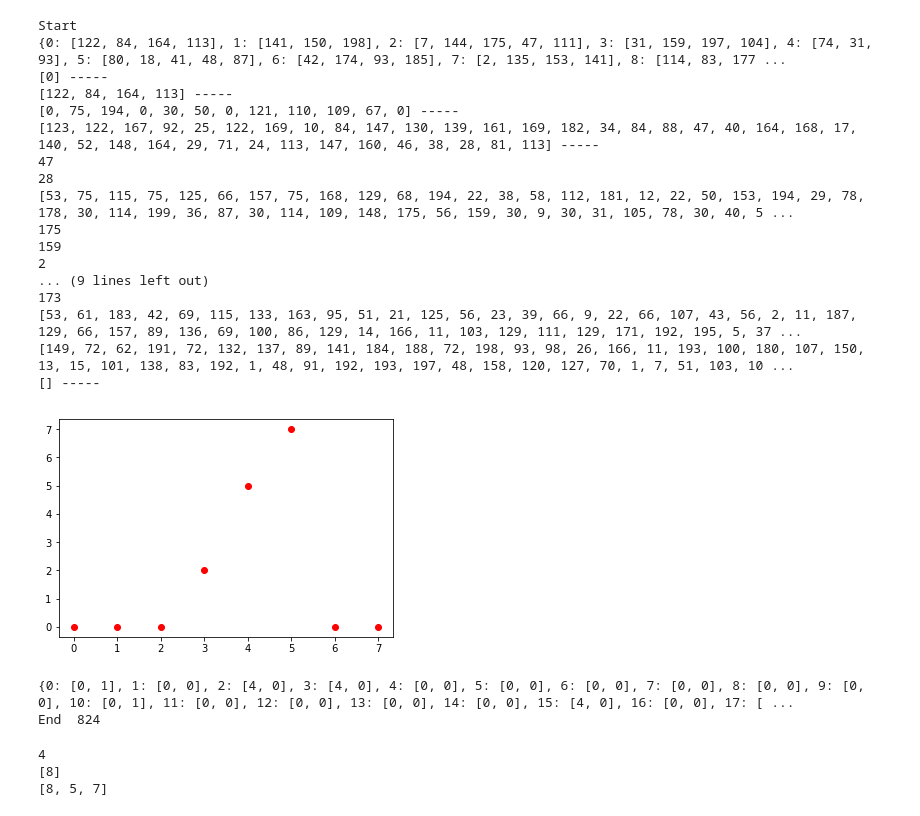
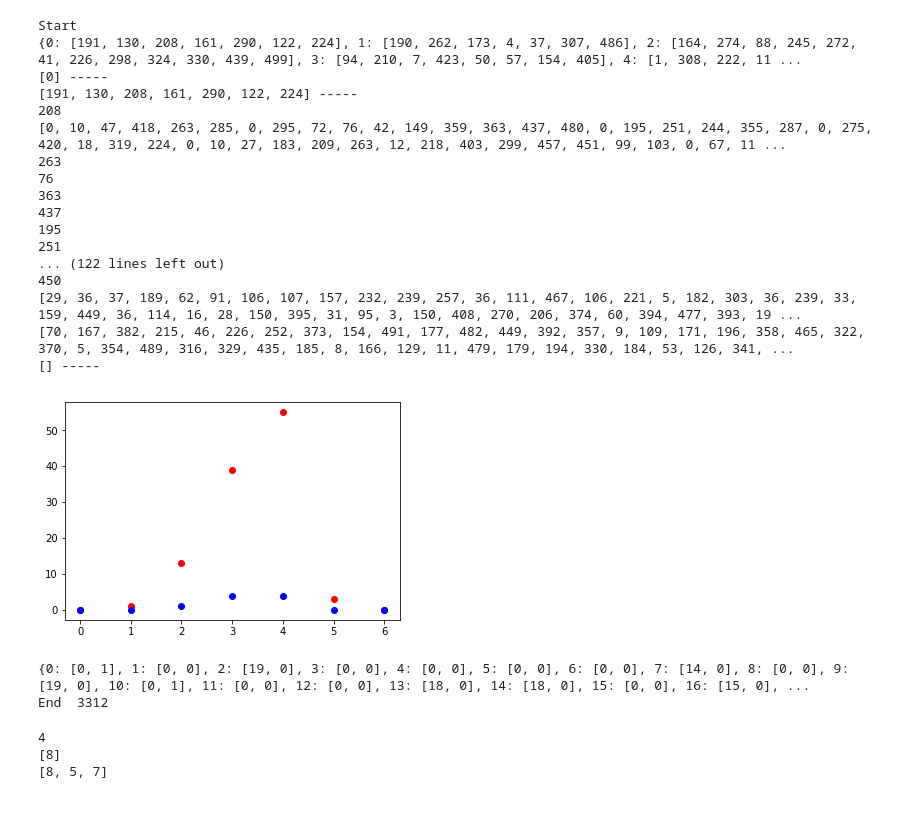
Before and after one commit to Staeg/spread-model, a Jupyter notebook: Model of spread.ipynb, the cells around one changed output. Saved outputs shown, nothing was run; the diff lists cells and outputs as text; code cells hidden in the pictures.

```diff
--- a/Model of spread.ipynb
+++ b/Model of spread.ipynb
@@ -5,12 +5,12 @@ from pyvis.network import Network
 import matplotlib.pyplot as plt
 import math
 # %%
-# current notable shortfalls: reinfection is just as likely as primary infection, the model is oversimplified jank
+# current notable shortfalls: reinfection is just as likely as primary infection, the infections start from a single patient zero
 
-tot = 200 # number of people
-friends = 3 # number of contacts generated for each person; note that we end up with more than tot*friends connections because of lolcode
-steps = 5
-p_infection = 0.2 # assumption about the probability of getting infected from a single infected contact in 1 time step
+tot = 500 # number of people
+friends = 5 # number of contacts generated for each person; note that we end up with more than tot*friends connections because of lolcode
+steps = 20
+p_infection = 0.05 # assumption about the probability of getting infected from a single infected contact in 1 time step
 duration = 10 # assumption about how long after getting infected you remain infectious
 adoption_p = 0.1 # what fraction of the population has the app
 # %%
@@ -84,11 +84,12 @@ def generate_graph(graph):
         for friend in contacts[person]:
             graph.add_edge(person, friend)
 
+    net1.show_buttons(filter_=['physics'])
     graph.show("graph.html")
     return(graph)
 
 
-def generate_histogram(targets, contacts):
+def generate_histogram(targets, contacts, app):
     histo = []
     seen = set()
     def walk(layer, depth):
@@ -100,55 +101,66 @@ def generate_histogram(targets, contacts):
         for target in layer:
             if (target not in seen):
                 seen.add(target)
                 next_layer += contacts[target]
-                if (infected[target][0] > 0):
-                    n_infected += 1
-                    print(target)
+                if (app == 0):
+                    if (infected[target][0] > 0):
+                        n_infected += 1
+                        print(target)
+                else:
+                    if (infected[target][1] > 0):
+                        if (infected[target][0] > 0):
+                            n_infected += 1
+                            print(target)
         histo.append(n_infected)
         walk(next_layer, depth + 1)
 
     walk(targets, 0)
     return histo
 
 
 infected[2][0] = 1
 for i in range(steps):
     t1 = infect_step(t1)
 print(contacts)
 
 
 generate_graph(net1)
-y_axis = generate_histogram([0], contacts)
+
+y_axis = generate_histogram([0], contacts, 0)
 x_axis = []
+y_axis2 = generate_histogram([0], contacts, 1)
+x_axis2 = []
 for el in range(len(y_axis)):
     x_axis.append(el)
-plt.plot(x_axis, y_axis, 'or')
+for el in range(len(y_axis2)):
+    x_axis2.append(el)
+plt.plot(x_axis, y_axis, 'or', x_axis2, y_axis2, 'ob')
 plt.show()
 
 
 print(infected)
 print("End ", k)
 # %% [output]
 Start
-{0: [122, 84, 164, 113], 1: [141, 150, 198], 2: [7, 144, 175, 47, 111], 3: [31, 159, 197, 104], 4: [74, 31, 93], 5: [80, 18, 41, 48, 87], 6: [42, 174, 93, 185], 7: [2, 135, 153, 141], 8: [114, 83, 177 ...
+{0: [191, 130, 208, 161, 290, 122, 224], 1: [190, 262, 173, 4, 37, 307, 486], 2: [164, 274, 88, 245, 272, 41, 226, 298, 324, 330, 439, 499], 3: [94, 210, 7, 423, 50, 57, 154, 405], 4: [1, 308, 222, 11 ...
 [0] -----
-[122, 84, 164, 113] -----
-[0, 75, 194, 0, 30, 50, 0, 121, 110, 109, 67, 0] -----
-[123, 122, 167, 92, 25, 122, 169, 10, 84, 147, 130, 139, 161, 169, 182, 34, 84, 88, 47, 40, 164, 168, 17, 140, 52, 148, 164, 29, 71, 24, 113, 147, 160, 46, 38, 28, 81, 113] -----
-47
-28
-[53, 75, 115, 75, 125, 66, 157, 75, 168, 129, 68, 194, 22, 38, 58, 112, 181, 12, 22, 50, 153, 194, 29, 78, 178, 30, 114, 199, 36, 87, 30, 114, 109, 148, 175, 56, 159, 30, 9, 30, 31, 105, 78, 30, 40, 5 ...
-175
-159
-2
-... (9 lines left out)
-173
-[53, 61, 183, 42, 69, 115, 133, 163, 95, 51, 21, 125, 56, 23, 39, 66, 9, 22, 66, 107, 43, 56, 2, 11, 187, 129, 66, 157, 89, 136, 69, 100, 86, 129, 14, 166, 11, 103, 129, 111, 129, 171, 192, 195, 5, 37 ...
-[149, 72, 62, 191, 72, 132, 137, 89, 141, 184, 188, 72, 198, 93, 98, 26, 166, 11, 193, 100, 180, 107, 150, 13, 15, 101, 138, 83, 192, 1, 48, 91, 192, 193, 197, 48, 158, 120, 127, 70, 1, 7, 51, 103, 10 ...
+[191, 130, 208, 161, 290, 122, 224] -----
+208
+[0, 10, 47, 418, 263, 285, 0, 295, 72, 76, 42, 149, 359, 363, 437, 480, 0, 195, 251, 244, 355, 287, 0, 275, 420, 18, 319, 224, 0, 10, 27, 183, 209, 263, 12, 218, 403, 299, 457, 451, 99, 103, 0, 67, 11 ...
+263
+76
+363
+437
+195
+251
+... (122 lines left out)
+450
+[29, 36, 37, 189, 62, 91, 106, 107, 157, 232, 239, 257, 36, 111, 467, 106, 221, 5, 182, 303, 36, 239, 33, 159, 449, 36, 114, 16, 28, 150, 395, 31, 95, 3, 150, 408, 270, 206, 374, 60, 394, 477, 393, 19 ...
+[70, 167, 382, 215, 46, 226, 252, 373, 154, 491, 177, 482, 449, 392, 357, 9, 109, 171, 196, 358, 465, 322, 370, 5, 354, 489, 316, 329, 435, 185, 8, 166, 129, 11, 479, 179, 194, 330, 184, 53, 126, 341, ...
 [] -----
-[figure, old version]
+[figure, new version]
-{0: [0, 1], 1: [0, 0], 2: [4, 0], 3: [4, 0], 4: [0, 0], 5: [0, 0], 6: [0, 0], 7: [0, 0], 8: [0, 0], 9: [0, 0], 10: [0, 1], 11: [0, 0], 12: [0, 0], 13: [0, 0], 14: [0, 0], 15: [4, 0], 16: [0, 0], 17: [ ...
-End  824
+{0: [0, 1], 1: [0, 0], 2: [19, 0], 3: [0, 0], 4: [0, 0], 5: [0, 0], 6: [0, 0], 7: [14, 0], 8: [0, 0], 9: [19, 0], 10: [0, 1], 11: [0, 0], 12: [0, 0], 13: [18, 0], 14: [18, 0], 15: [0, 0], 16: [15, 0], ...
+End  3312
 # %%
 # %% [output]
 4
```
